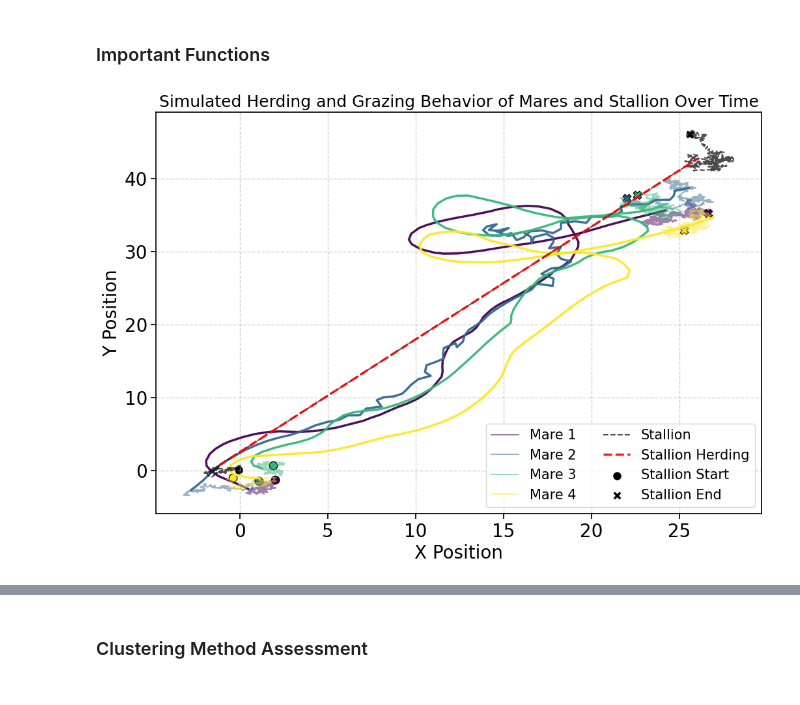
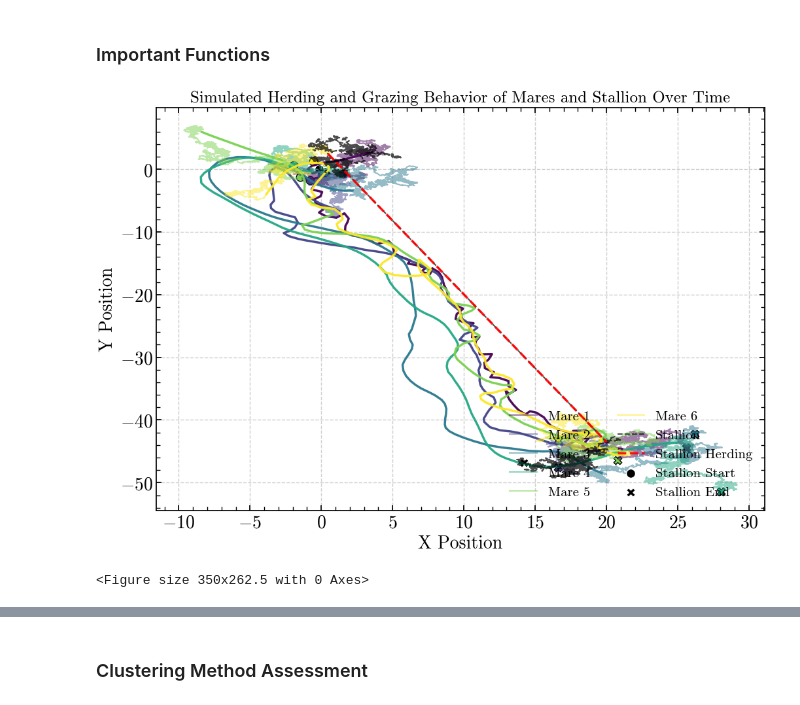
Before and after one commit to DavidDemitriAfrica/Transfer-Entropy-Horse-Herding, a Jupyter notebook: clustering.ipynb, the cells around one changed output, grey strips where cells are left out. Drawn from its saved outputs; the diff is of its cells as text; code cells hidden in the pictures.

```diff
--- a/clustering.ipynb
+++ b/clustering.ipynb
@@ -9,9 +30,12 @@ from sklearn.cluster import DBSCAN, KMeans
 from sklearn.metrics import classification_report, accuracy_score, precision_score, recall_score, f1_score
 from sklearn.preprocessing import StandardScaler, KBinsDiscretizer
 from pyinform import transfer_entropy
+import pyinform
 import seaborn as sns
 import os
 import tqdm
+import scienceplots
+plt.style.use(['science', 'no-latex'])
 # %% [markdown]
 ### Important Functions
 # %%
@@ -236,40 +260,43 @@ def plot_herding(simulation_data, num_mares=6, herding_start=11, herding_end=20)
     plt.rc('axes', labelsize=20)
     plt.rc('xtick', labelsize=20)    # fontsize of the tick labels
     plt.rc('ytick', labelsize=20)
     plt.xlabel("X Position")
     plt.ylabel("Y Position")
     plt.legend(loc="lower right", fontsize="small", ncol=2)
     plt.grid(True, linestyle='--', alpha=0.6)
+    plt.savefig("myImagePDF.pdf", format="pdf", bbox_inches="tight")
     plt.show()
 
 # Example usage with adjustable parameters and individual mare coefficients
-num_mares = 4
+num_mares = 6
 coefficients = {}
 for i in range(1, num_mares + 1):
     coefficients[f"mare{i}"] = {
         "inertia": np.random.uniform(0.4, 1),
         "repulsion_stallion": np.random.uniform(0.2, 0.4),
         "short_repulsion": np.random.uniform(0., 0.4),
         "medium_attraction": np.random.uniform(0., 0.5),
         "synchronization": np.random.uniform(0., 0.4),
         "com_attraction": np.random.uniform(0, 1),
     }
 
 simulation_data = simulate_herding_data(
-    time_steps=1000,
+    time_steps=4000,
     num_mares=num_mares,
-    herding_start= 200,
-    herding_end=300,
+    herding_start= 1900,
+    herding_end=2000,
     coefficients=coefficients,
     grazing_std_dev=0.1,
     stallion_movement_distance=10,
     stallion_speed=0.5,
 )
 
-plot_herding(simulation_data, num_mares=num_mares,herding_start=200,
-    herding_end=300)
+plot_herding(simulation_data, num_mares=num_mares,herding_start=1900,
+    herding_end=2000)
+plt.savefig("myImagePDF.pdf", format="pdf", bbox_inches="tight")
 # %% [output]
-[figure, old version]
+[figure, new version]
+<Figure size 350x262.5 with 0 Axes>
 # %%
 plt.rcParams.update({'font.size': 20})
 sns.set_context("notebook", font_scale=1.5, rc={"scatter.marker": "o", "scatter.s": 100})
```
Also changed, not shown: parts of 16 cells of this notebook, 2 other files.
